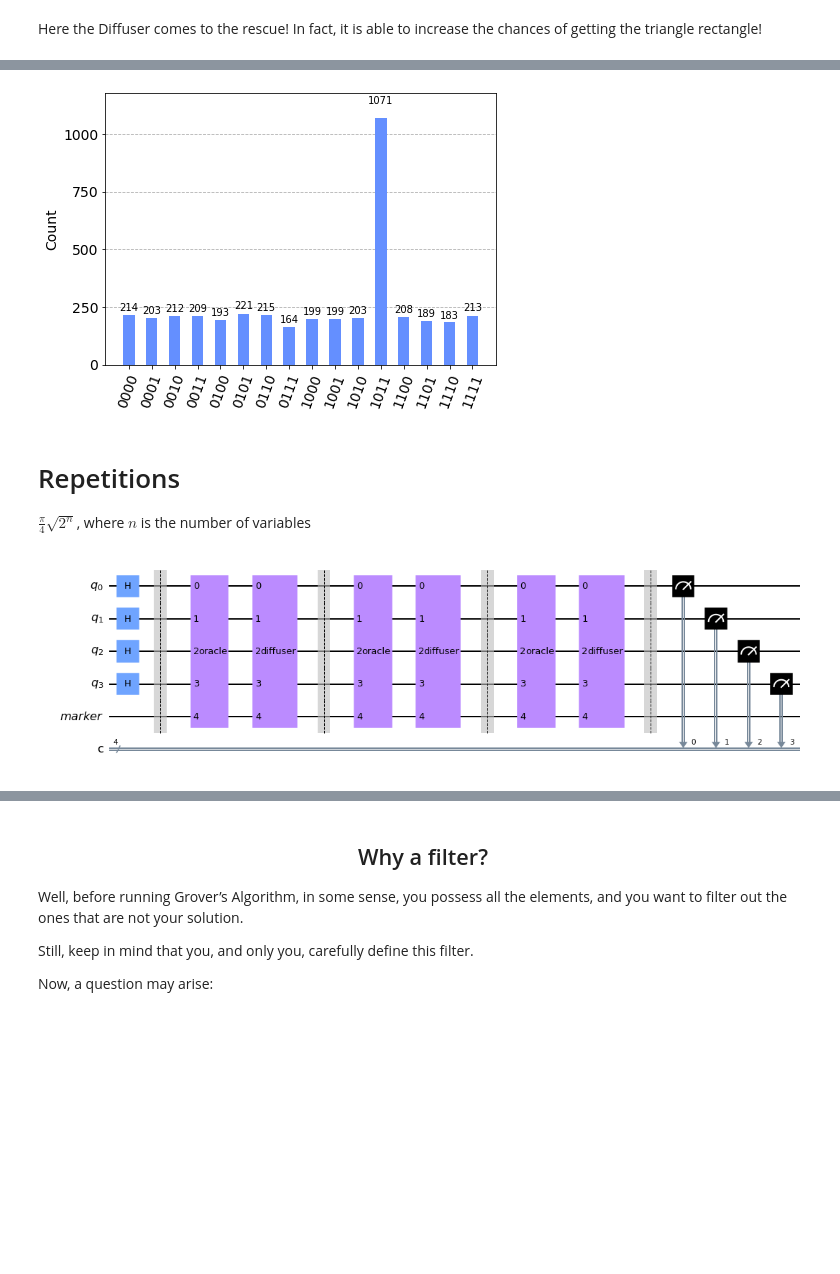
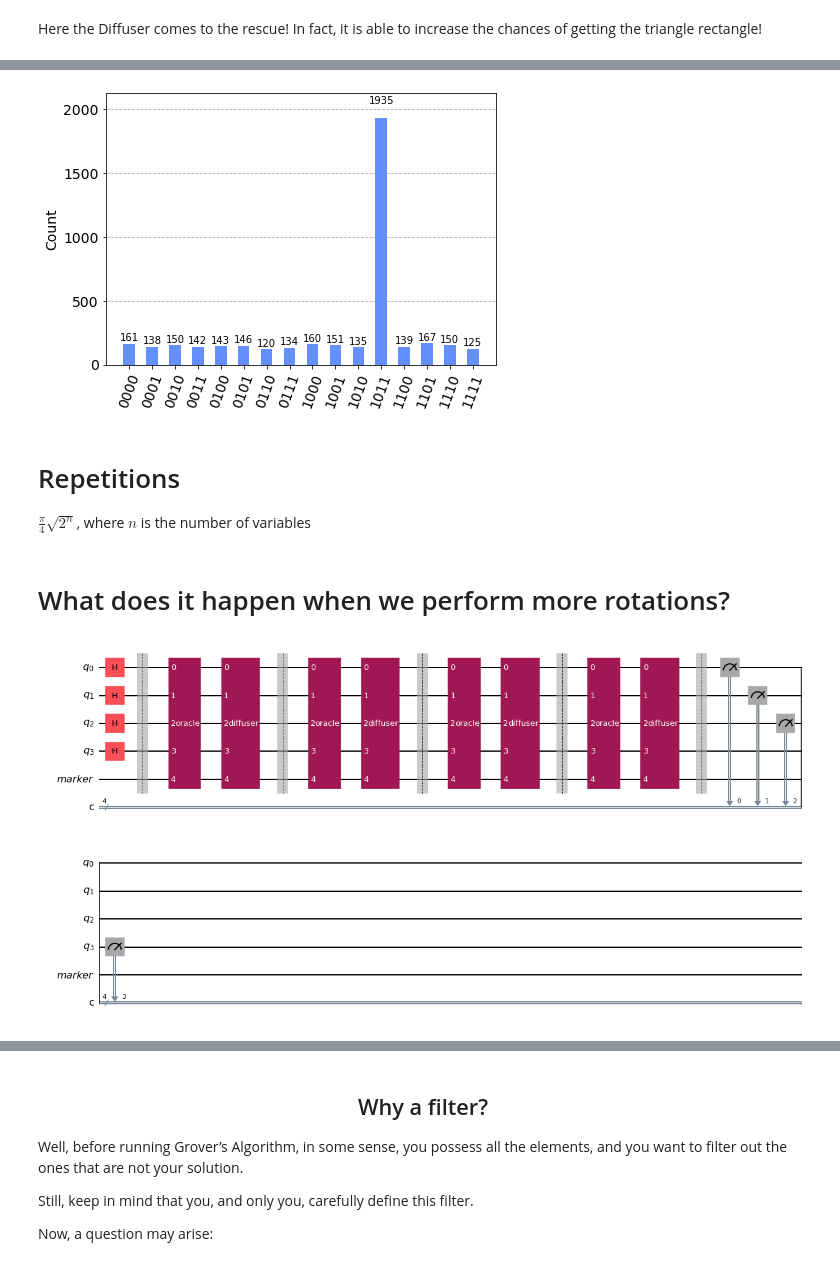
Before and after one commit to Brotherhood94/quantum_lessons, a Jupyter notebook: Grover.ipynb, the cells around one changed output, grey strips where cells are left out. Drawn from its saved outputs; the diff is of its cells as text; code cells hidden in the pictures; blank space fills up the shorter version.

```diff
--- a/Grover.ipynb
+++ b/Grover.ipynb
@@ -72,8 +99,8 @@ def oracle(bin_value):
     m = QuantumRegister(1, 'm')
 
     oracle = QuantumCircuit(o, m, name='oracle')
-
-    oracle.append(MCXGate(len(o), label=bin_value, ctrl_state=bin_value), o[0:]+[m])
+    MCZGate = ZGate().control(num_ctrl_qubits=len(o), label=bin_value, ctrl_state=bin_value)
+    oracle.append(MCZGate, o[0:]+[m])
 
     return oracle
 # %%
@@ -103,7 +132,8 @@ def diffuser(len_element):
         diffuser.append(HGate(), [d[i]])
         diffuser.append(XGate(), [d[i]])
 
-    diffuser.append(MCXGate(len(d)), d[0:]+[m])
+    MCZGate = ZGate().control(len(d))
+    diffuser.append(MCZGate, d[0:]+[m])
 
     for i in range(len(d)):
         diffuser.append(XGate(), [d[i]])
@@ -137,6 +168,9 @@ marker = QuantumRegister(1, 'marker')
 c_bit = ClassicalRegister(len(bin_value), 'c')
 
 qc = QuantumCircuit(q, marker, c_bit)
+
+qc.append(XGate(), [marker]) # <---- Enable destructive interference
+
 
 for i in range(len(q)):
     qc.append(HGate(), [q[i]])
@@ -158,39 +192,42 @@ qc.draw('mpl')
 # %%
-simulator = Aer.get_backend('qasm_simulator')
-result = execute(qc, simulator, shots=4096).result()
+simulator = AerSimulator()  # Create a simulator backend
+transpiled_qc = transpile(qc, simulator)
+result = simulator.run(transpiled_qc, shots=4096).result()  # Run the circuit and get the result
 counts = result.get_counts()
 plot_histogram(counts)
 # %% [output]
-[figure, old version]
+[figure, new version]
 # %% [markdown]
 # Repetitions
 $\frac{\pi}{4} \sqrt{2^n}$, where $n$ is the number of variables
+# %% [markdown]
+# What does it happen when we perform more rotations?
 # %%
 bin_value = '1011' #'101010'
 
 
 q = QuantumRegister(len(bin_value), 'q')
 marker = QuantumRegister(1, 'marker')
 
 c_bit = ClassicalRegister(len(bin_value), 'c')
 
 qc = QuantumCircuit(q, marker, c_bit)
 
 for i in range(len(q)):
     qc.append(HGate(), [q[i]])
 
 qc.barrier()
 
-repetitions = math.floor(math.pi/4 * math.sqrt(2**len(q))) #+1
+repetitions = math.floor(math.pi/4 * math.sqrt(2**len(q))) +1
 
 for i in range(repetitions):
     qc.append(oracle(bin_value), q[0:]+[marker])
     qc.append(diffuser(len(bin_value)), q[0:]+[marker])
     qc.barrier()
 
 qc.measure(q, c_bit)
 
 qc.draw('mpl')
 # %% [output]
-[figure, old version]
+[figure, new version]
 # %%
```
Also changed, not shown: parts of 21 cells of this notebook, 5 other files.
